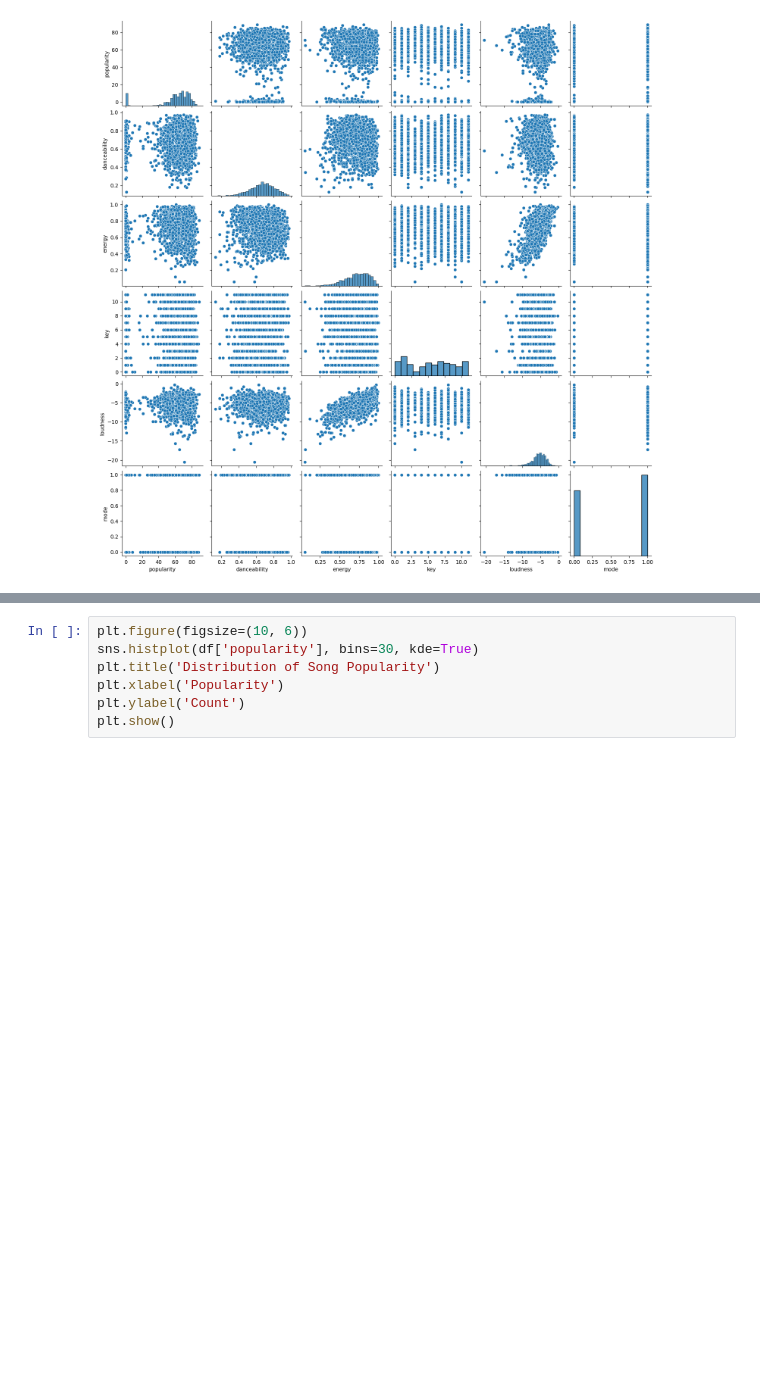
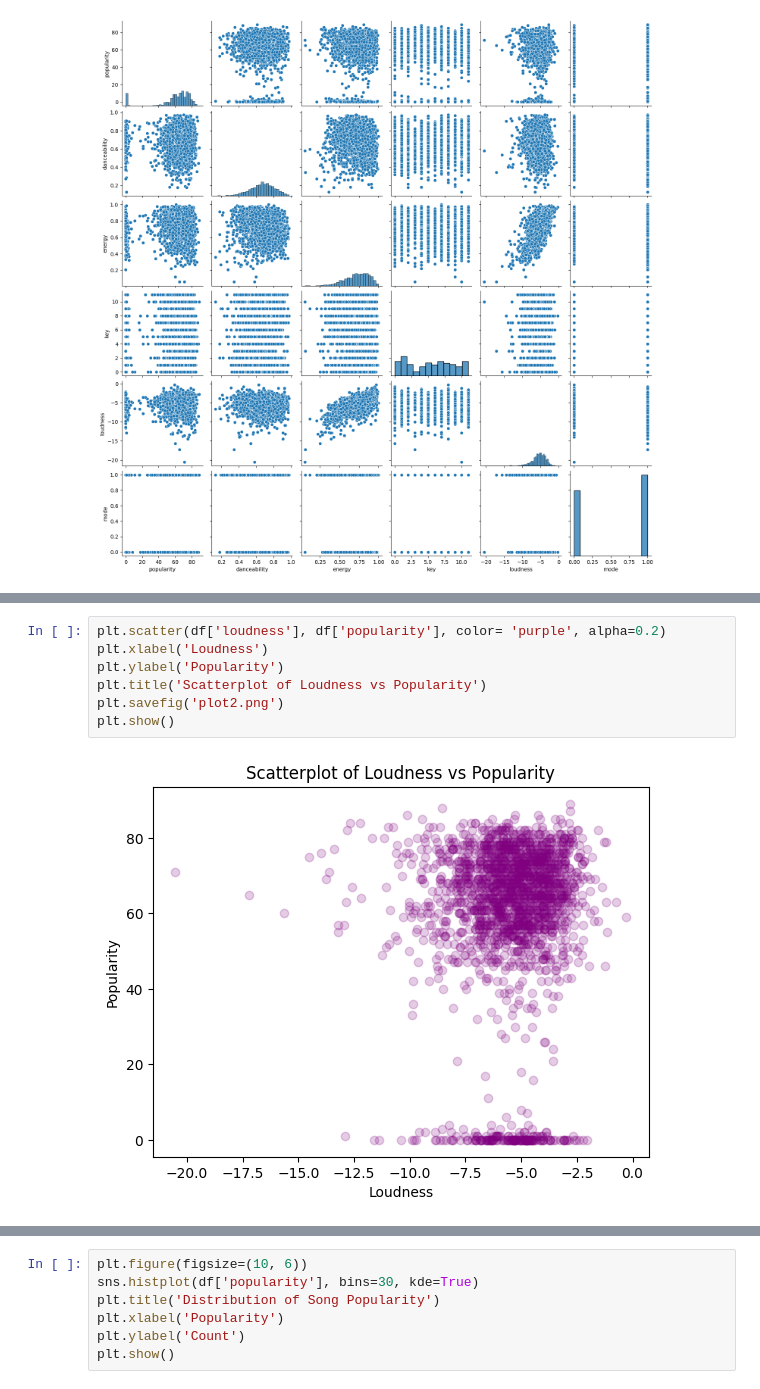
Before and after one commit to gunwes16/Data-110, a Jupyter notebook: Final_Project.ipynb, the cells around one changed output, grey strips where cells are left out. Drawn from its saved outputs; the diff is of its cells as text; blank space fills up the shorter version.

```diff
--- a/Final_Project.ipynb
+++ b/Final_Project.ipynb
@@ -109,0 +122,9 @@ sns.pairplot(df[cols_select2])
+# %%
+plt.scatter(df['loudness'], df['popularity'], color= 'purple', alpha=0.2)
+plt.xlabel('Loudness')
+plt.ylabel('Popularity')
+plt.title('Scatterplot of Loudness vs Popularity')
+plt.savefig('plot2.png')
+plt.show()
+# %% [output]
+[figure, added]
```
Also changed, not shown: parts of 5 cells of this notebook.
